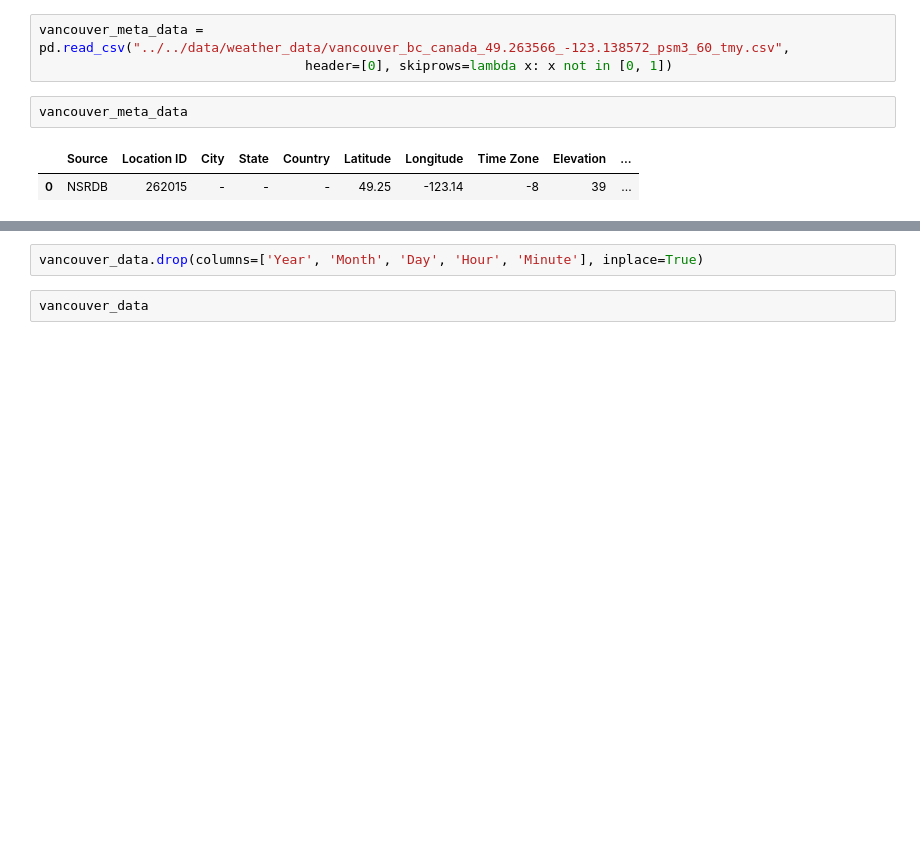
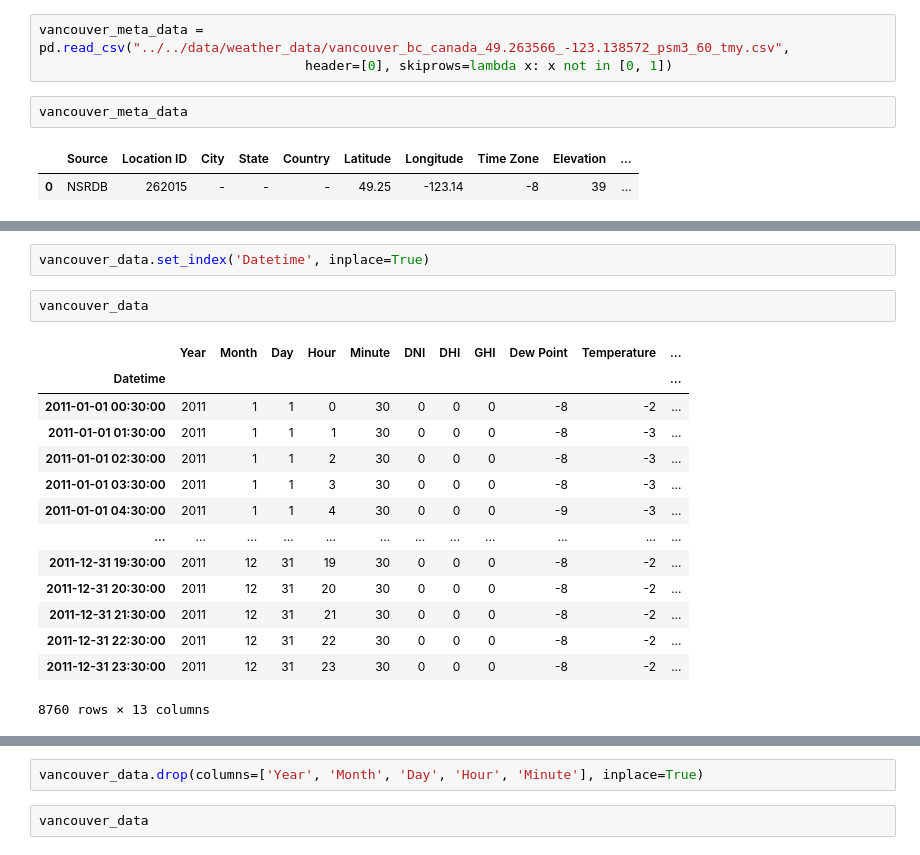
Before and after one commit to tadatoshi/agrivoltaics_supply_side_management, a Jupyter notebook: notebooks/exploratory_data_analysis/solar_resource_time_series.ipynb, the cells around one changed output, grey strips where cells are left out. Saved outputs shown, nothing was run; the diff lists cells and outputs as text; blank space fills up the shorter version.

```diff
--- a/notebooks/exploratory_data_analysis/solar_resource_time_series.ipynb
+++ b/notebooks/exploratory_data_analysis/solar_resource_time_series.ipynb
@@ -57,0 +57,19 @@ vancouver_data.set_index('datetime', inplace=True)
+# %%
+vancouver_data.set_index('Datetime', inplace=True)
+# %%
+vancouver_data
+# %% [output]
+|  | Year | Month | Day | Hour | Minute | DNI | DHI | GHI | Dew Point | Temperature | ... |
+| Datetime |  |  |  |  |  |  |  |  |  |  | ... |
+| 2011-01-01 00:30:00 | 2011 | 1 | 1 | 0 | 30 | 0 | 0 | 0 | -8 | -2 | ... |
+| 2011-01-01 01:30:00 | 2011 | 1 | 1 | 1 | 30 | 0 | 0 | 0 | -8 | -3 | ... |
+| 2011-01-01 02:30:00 | 2011 | 1 | 1 | 2 | 30 | 0 | 0 | 0 | -8 | -3 | ... |
+| 2011-01-01 03:30:00 | 2011 | 1 | 1 | 3 | 30 | 0 | 0 | 0 | -8 | -3 | ... |
+| 2011-01-01 04:30:00 | 2011 | 1 | 1 | 4 | 30 | 0 | 0 | 0 | -9 | -3 | ... |
+| ... | ... | ... | ... | ... | ... | ... | ... | ... | ... | ... | ... |
+| 2011-12-31 19:30:00 | 2011 | 12 | 31 | 19 | 30 | 0 | 0 | 0 | -8 | -2 | ... |
+| 2011-12-31 20:30:00 | 2011 | 12 | 31 | 20 | 30 | 0 | 0 | 0 | -8 | -2 | ... |
+| 2011-12-31 21:30:00 | 2011 | 12 | 31 | 21 | 30 | 0 | 0 | 0 | -8 | -2 | ... |
+| 2011-12-31 22:30:00 | 2011 | 12 | 31 | 22 | 30 | 0 | 0 | 0 | -8 | -2 | ... |
+| 2011-12-31 23:30:00 | 2011 | 12 | 31 | 23 | 30 | 0 | 0 | 0 | -8 | -2 | ... |
+8760 rows × 13 columns
```
Also changed, not shown: parts of 12 cells of this notebook.
